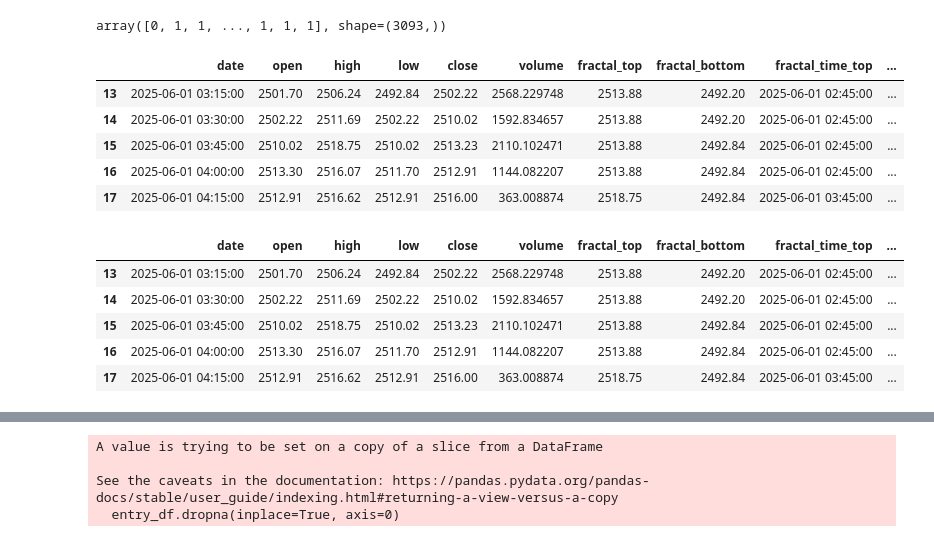
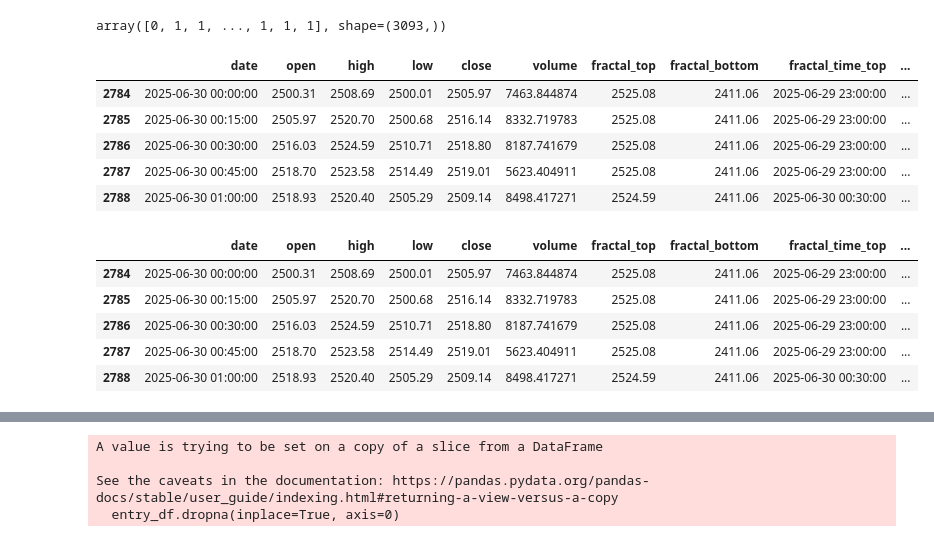
Before and after one commit to vipinpal70/crypto_code_sniper, a Jupyter notebook: strategy.ipynb, the cells around one changed output, grey strips where cells are left out. Saved outputs shown, nothing was run; the diff lists cells and outputs as text; code cells hidden in the pictures.

```diff
--- a/strategy.ipynb
+++ b/strategy.ipynb
@@ -41,41 +42,47 @@ dfx.dropna(inplace=True, axis=0)
 dfx["p_atr"] = dfx["ATR"].shift(1)
 dfx["p_supertrend"] = dfx["supertrend"].shift(1)
 dfx["n_open"] = dfx["open"].shift(-1)
+dfx["n_date"] = dfx["date"].shift(-1)
+
+dfx = dfx[dfx["date"] >= datetime(2025, 6, 30)].copy(deep=True)
+
+dfx["date"] = pd.to_datetime(dfx["date"], format="%Y-%m-%d %H:%M:%S")
+dfx["n_date"] = pd.to_datetime(dfx["n_date"], format="%Y-%m-%d %H:%M:%S")
 # %%
 dfx.head()
 # %% [output]
 |  | date | open | high | low | close | volume | fractal_top | fractal_bottom | fractal_time_top | ... |
-| 13 | 2025-06-01 03:15:00 | 2501.70 | 2506.24 | 2492.84 | 2502.22 | 2568.229748 | 2513.88 | 2492.20 | 2025-06-01 02:45:00 | ... |
-| 14 | 2025-06-01 03:30:00 | 2502.22 | 2511.69 | 2502.22 | 2510.02 | 1592.834657 | 2513.88 | 2492.20 | 2025-06-01 02:45:00 | ... |
-| 15 | 2025-06-01 03:45:00 | 2510.02 | 2518.75 | 2510.02 | 2513.23 | 2110.102471 | 2513.88 | 2492.84 | 2025-06-01 02:45:00 | ... |
-| 16 | 2025-06-01 04:00:00 | 2513.30 | 2516.07 | 2511.70 | 2512.91 | 1144.082207 | 2513.88 | 2492.84 | 2025-06-01 02:45:00 | ... |
-| 17 | 2025-06-01 04:15:00 | 2512.91 | 2516.62 | 2512.91 | 2516.00 | 363.008874 | 2518.75 | 2492.84 | 2025-06-01 03:45:00 | ... |
+| 2784 | 2025-06-30 00:00:00 | 2500.31 | 2508.69 | 2500.01 | 2505.97 | 7463.844874 | 2525.08 | 2411.06 | 2025-06-29 23:00:00 | ... |
+| 2785 | 2025-06-30 00:15:00 | 2505.97 | 2520.70 | 2500.68 | 2516.14 | 8332.719783 | 2525.08 | 2411.06 | 2025-06-29 23:00:00 | ... |
+| 2786 | 2025-06-30 00:30:00 | 2516.03 | 2524.59 | 2510.71 | 2518.80 | 8187.741679 | 2525.08 | 2411.06 | 2025-06-29 23:00:00 | ... |
+| 2787 | 2025-06-30 00:45:00 | 2518.70 | 2523.58 | 2514.49 | 2519.01 | 5623.404911 | 2525.08 | 2411.06 | 2025-06-29 23:00:00 | ... |
+| 2788 | 2025-06-30 01:00:00 | 2518.93 | 2520.40 | 2505.29 | 2509.14 | 8498.417271 | 2524.59 | 2411.06 | 2025-06-30 00:30:00 | ... |
 # %%
 buy_entries = (
     (dfx["close"] > dfx["fractal_top"])
     & (dfx["date"] > dfx["fractal_time_top"])
-    & (dfx["p_supertrend"] == -1)
+    & (dfx["p_supertrend"].astype("Int32") == -1)
 )
 
 sell_entries = (
     (dfx["close"] < dfx["fractal_bottom"])
     & (dfx["date"] > dfx["fractal_time_bottom"])
-    & (dfx["p_supertrend"] == 1)
+    & (dfx["p_supertrend"].astype("Int32") == 1)
 )
 
 
 dfx["Buy Entry Cond"] = buy_entries
 dfx["Sell Entry Cond"] = sell_entries
 
 
 dfx.head()
 # %% [output]
 |  | date | open | high | low | close | volume | fractal_top | fractal_bottom | fractal_time_top | ... |
-| 13 | 2025-06-01 03:15:00 | 2501.70 | 2506.24 | 2492.84 | 2502.22 | 2568.229748 | 2513.88 | 2492.20 | 2025-06-01 02:45:00 | ... |
-| 14 | 2025-06-01 03:30:00 | 2502.22 | 2511.69 | 2502.22 | 2510.02 | 1592.834657 | 2513.88 | 2492.20 | 2025-06-01 02:45:00 | ... |
-| 15 | 2025-06-01 03:45:00 | 2510.02 | 2518.75 | 2510.02 | 2513.23 | 2110.102471 | 2513.88 | 2492.84 | 2025-06-01 02:45:00 | ... |
-| 16 | 2025-06-01 04:00:00 | 2513.30 | 2516.07 | 2511.70 | 2512.91 | 1144.082207 | 2513.88 | 2492.84 | 2025-06-01 02:45:00 | ... |
-| 17 | 2025-06-01 04:15:00 | 2512.91 | 2516.62 | 2512.91 | 2516.00 | 363.008874 | 2518.75 | 2492.84 | 2025-06-01 03:45:00 | ... |
+| 2784 | 2025-06-30 00:00:00 | 2500.31 | 2508.69 | 2500.01 | 2505.97 | 7463.844874 | 2525.08 | 2411.06 | 2025-06-29 23:00:00 | ... |
+| 2785 | 2025-06-30 00:15:00 | 2505.97 | 2520.70 | 2500.68 | 2516.14 | 8332.719783 | 2525.08 | 2411.06 | 2025-06-29 23:00:00 | ... |
+| 2786 | 2025-06-30 00:30:00 | 2516.03 | 2524.59 | 2510.71 | 2518.80 | 8187.741679 | 2525.08 | 2411.06 | 2025-06-29 23:00:00 | ... |
+| 2787 | 2025-06-30 00:45:00 | 2518.70 | 2523.58 | 2514.49 | 2519.01 | 5623.404911 | 2525.08 | 2411.06 | 2025-06-29 23:00:00 | ... |
+| 2788 | 2025-06-30 01:00:00 | 2518.93 | 2520.40 | 2505.29 | 2509.14 | 8498.417271 | 2524.59 | 2411.06 | 2025-06-30 00:30:00 | ... |
 # %%
 # dfx.head(20)
 # %%
```
Also changed, not shown: parts of 11 cells of this notebook.
